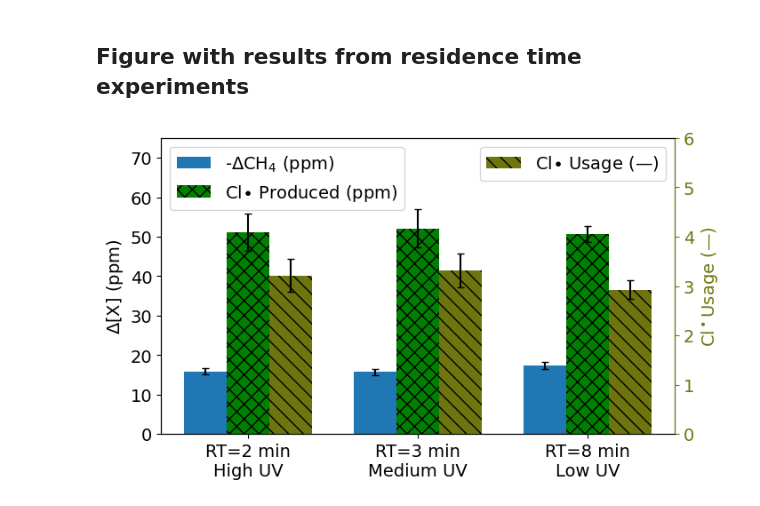
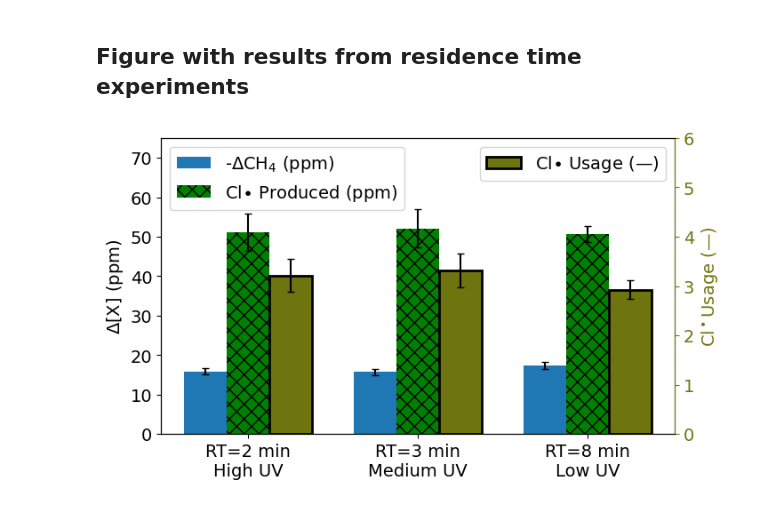
Before and after one commit to richardsrandall/Fall-2024-Cl2, a Jupyter notebook: _combined_plots/paper_plots_v1/figure-residence_time.ipynb, the cells around one changed output. Drawn from its saved outputs; the diff is of its cells as text; code cells hidden in the pictures.

Commit message:
Add bar chart of realistic trials. Tweak bar cosmetics on residence time plot.

```diff
--- a/_combined_plots/paper_plots_v1/figure-residence_time.ipynb
+++ b/_combined_plots/paper_plots_v1/figure-residence_time.ipynb
@@ -84,32 +84,32 @@ x = np.arange(3)
 width = 0.25
 
 bar_names = ['RT=2 min\nHigh UV','RT=3 min\nMedium UV','RT=8 min\nLow UV']
 ax.bar(x+0*width,current_data.ch4_conversions,width,color=line_default_properties['CH4']['color'],hatch='',label='-$\Delta$CH$_4$ (ppm)')
 ax.errorbar(x+0*width,current_data.ch4_conversions,current_data.ch4_95_ci,linestyle='None',color='k',capsize=3)
 ax.bar(x+1*width,current_data.cl_budget,width,color=line_default_properties['Cl2']['color'],hatch='xx',label='Cl$\\bullet$ Produced (ppm)')
 ax.errorbar(x+1*width,current_data.cl_budget,current_data.cl_budget_95_ci,linestyle='None',color='k',capsize=3)
-ax_right.bar(x+2*width,current_data.cl_per_ch4,width,color=line_default_properties['Cl* Efficiency']['color'],hatch='\\\\',label='Cl$\\bullet$ Usage (—)')
+ax_right.bar(x+2*width,current_data.cl_per_ch4,width,color=line_default_properties['Cl* Efficiency']['color'],edgecolor='k',linewidth=2,label='Cl$\\bullet$ Usage (—)')
 ax_right.errorbar(x+2*width,current_data.cl_per_ch4,current_data.cl2_per_ch4_95_ci,linestyle='None',color='k',capsize=3)
 
 ax.set_ylabel("$\Delta$[X] (ppm)")
 ax.xaxis.set_tick_params(labelbottom=True)
 ax_right.set_ylabel(line_default_properties['Cl* Efficiency']['text']+" (—)")
 ax_right.xaxis.set_tick_params(labelbottom=True)
 right_ax_color = line_default_properties['Cl* Efficiency']['color']
 ax_right.tick_params(axis='y', colors=right_ax_color)
 ax_right.yaxis.label.set_color(right_ax_color)
 ax_right.spines['right'].set_color(right_ax_color)
 ax.set_ylim(0,75)
 ax_right.set_ylim(0,6)
 
 ax.legend(loc='upper left')
 ax_right.legend(loc='upper right')
 
 ax.set_xticks(x + width, bar_names)
 
 plt.savefig('exported_images/vary_residence_time_results.png', bbox_inches='tight',dpi=300)
 plt.show()
 
 pass
 # %% [output]
-[figure, old version]
+[figure, new version]
```
Also changed, not shown: 7 other files.
